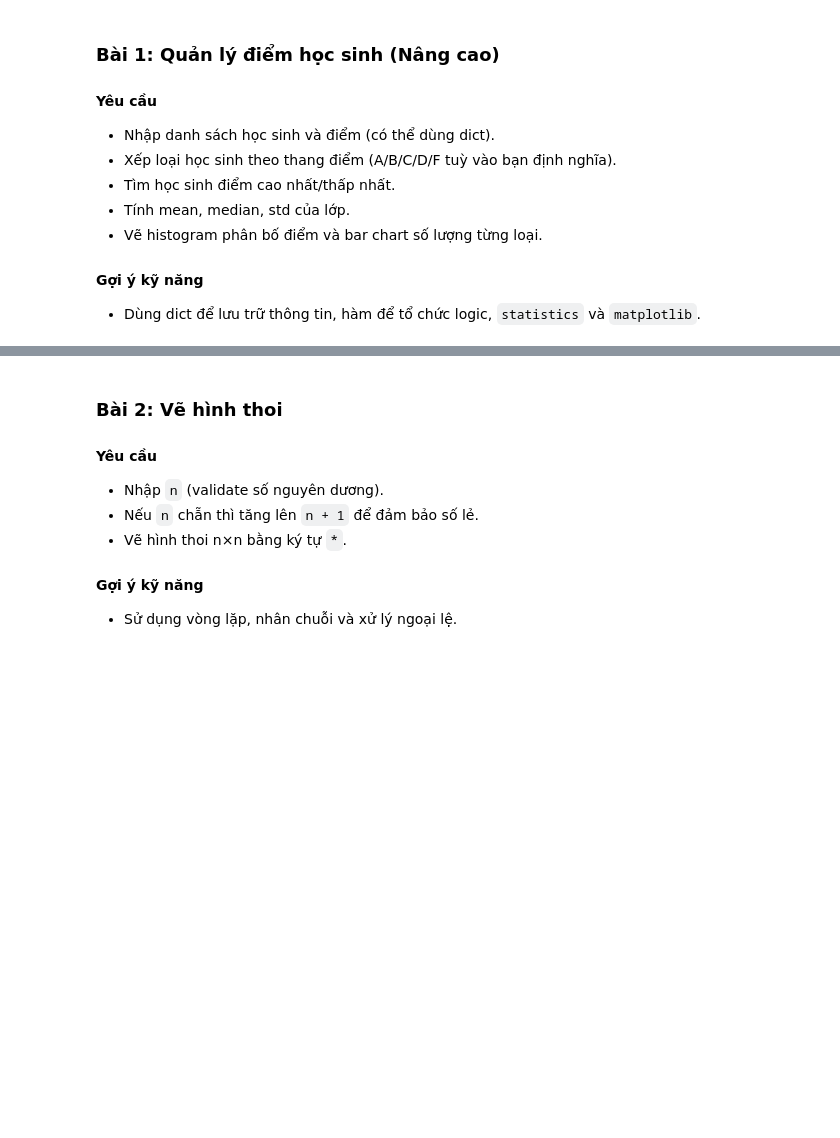
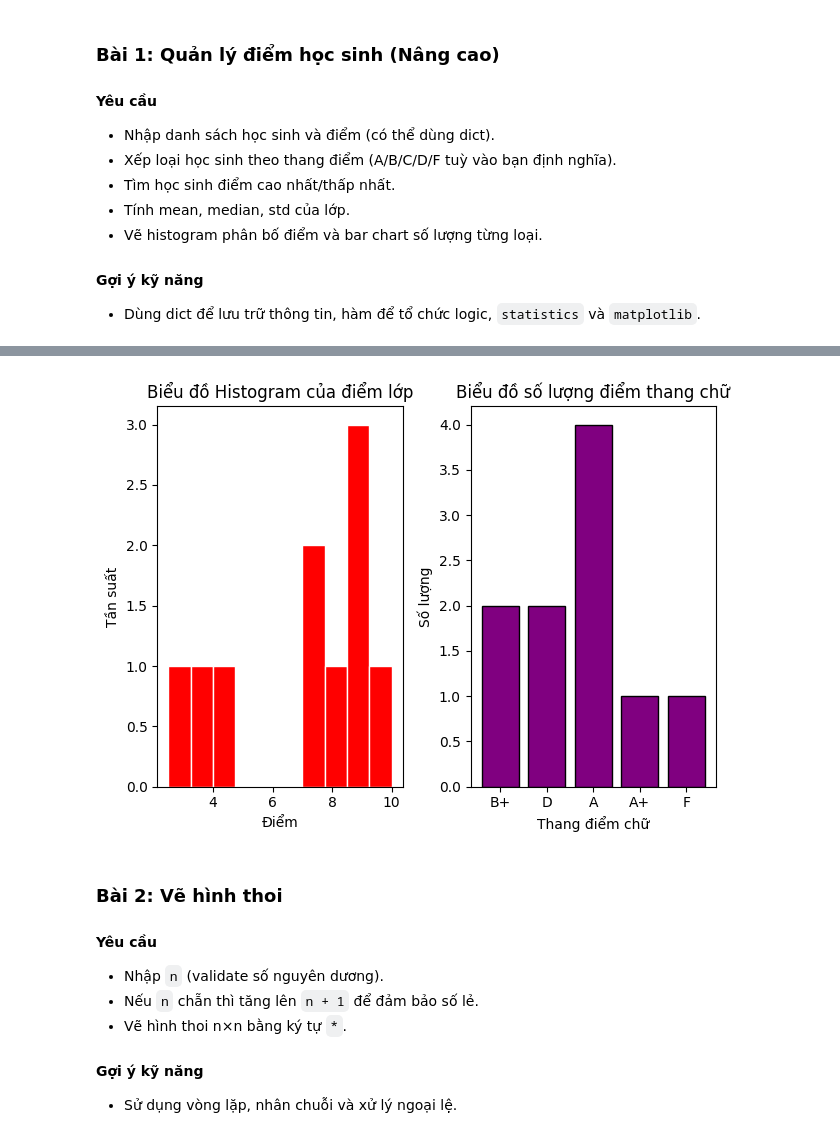
Before and after one commit to Challengeweek-AI-BK-AUTO/NgVTruong-challenge-AI2526, a Jupyter notebook: python_challenge_week.ipynb, the cells around one changed output, grey strips where cells are left out. Cells and saved outputs as stored; diff of their text form; code cells hidden in the pictures; blank space fills up the shorter version.

```diff
--- a/python_challenge_week.ipynb
+++ b/python_challenge_week.ipynb
@@ -578,16 +586,22 @@ Hoàn thành ba dự án dưới đây. Bạn có thể mở rộng thêm tính
 - Dùng dict để lưu trữ thông tin, hàm để tổ chức logic, `statistics` và `matplotlib`.
 # %%
 # 🛠️ Skeleton: Quản lý điểm học sinh
+import statistics as stat
+import pandas as pd
+from pandas import DataFrame
+import matplotlib.pyplot as plt
+
 # Bước 1: Thu thập dữ liệu học sinh
-import numpy as np
 
 names = ['An', 'Bình','Nam','Kiên','Liên','Hoàng',' Huy','Long','Trường','VietAnh']
 scores = []
-for i in range(10):
-  x = float(input('Nhập điểm:'))
+for index, name in enumerate(names):
+  x = float(input(f'Nhập điểm của {name}: '))
   scores.append(x)
 students_scores = dict(zip(names, scores))
+
 # Bước 2: Viết hàm xếp loại
+
 def classify(list):
   classify =[]
   for scores in list:
@@ -608,12 +622,47 @@ def classify(list):
     classify.append(rank)
   return classify
 
-print(classify(scores))
+print('Phân loại điểm:', dict(zip(names, classify(scores))))
+classify_scores = classify(scores)
 
 # Bước 3: Tính toán thống kê và tìm max/min
-# TODO: Dùng statistics.mean/median/stdev
-# TODO: In báo cáo điểm từng học sinh
+
+key, value = max(students_scores.items(), key = lambda x: x[1] )
+print(f'Người có điểm cao nhất là: {key} với số điểm là: {value}')
+key, value= min(students_scores.items(), key = lambda x: x[1])
+print(f'Người có điểm thấp nhất là: {key} với số điểm là: {value}')
+print(f'Giá trị Mean của ds điểm là: {round(stat.mean(scores), 2)}')
+print(f'Giá trị Median của ds điểm là: {round(stat.median(scores), 2)}')
+print(f'Giá trị Standard Deviation là: {round(stat.stdev(scores), 2)}')
+score_table = {
+    'Tên': names,
+    'Điểm': scores,
+    'Phân loại': classify_scores
+
+}
+bao_cao = DataFrame(score_table, index=[1,2,3,4,5,6,7,8,9,10])
+print('Bảng báo cáo điểm của từng người là:', bao_cao, sep='\n')
 
 # Bước 4: Vẽ biểu đồ histogram & bar chart
-# TODO: Sử dụng matplotlib để trực quan hoá
+
+counter = {}
+for grade in classify_scores:
+  counter[grade]= counter.get(grade, 0) + 1
+label=list(counter.keys())
+value=list(counter.values())
+
+plt.subplot(1,2,1)
+plt.hist(scores, color='red', edgecolor = 'white', bins=10)
+plt.title('Biểu đồ Histogram của điểm lớp')
+plt.xlabel('Điểm')
+plt.ylabel('Tần suất')
+
+plt.subplot(1,2,2)
+plt.bar(label, value, color = 'purple', edgecolor='black')
+plt.title('Biểu đồ số lượng điểm thang chữ')
+plt.xlabel('Thang điểm chữ')
+plt.ylabel('Số lượng')
+
+plt.tight_layout()
+plt.show()
 # %% [output]
@@ -631,3 +686,4 @@ Nhập điểm:7.2
+[figure, added]
 # %% [markdown]
 ### Bài 2: Vẽ hình thoi
 #### Yêu cầu
```
Also changed, not shown: parts of 5 cells of this notebook.
